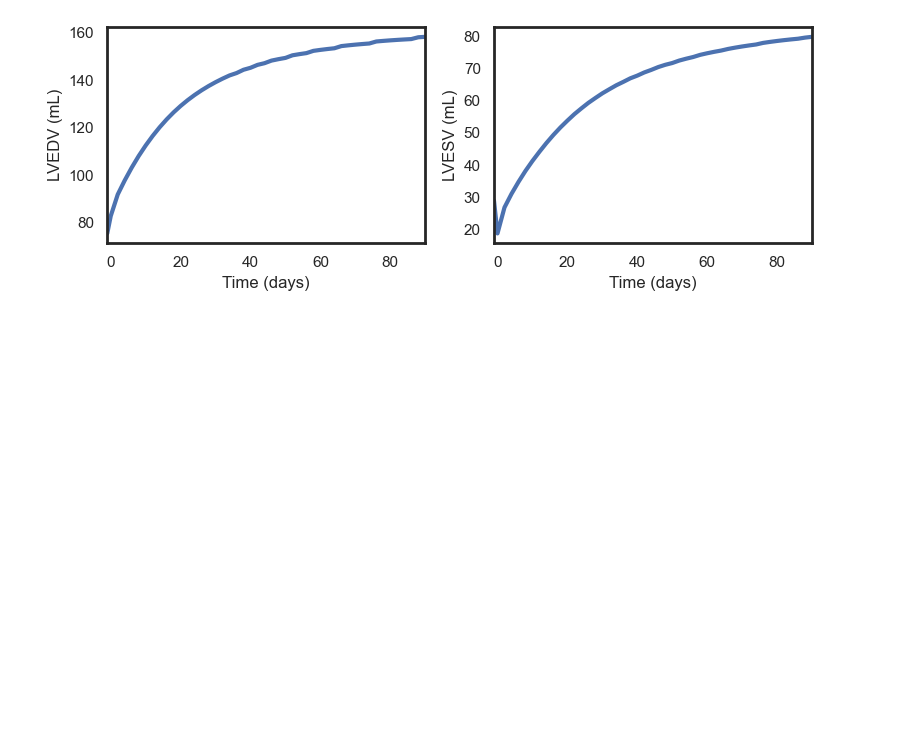
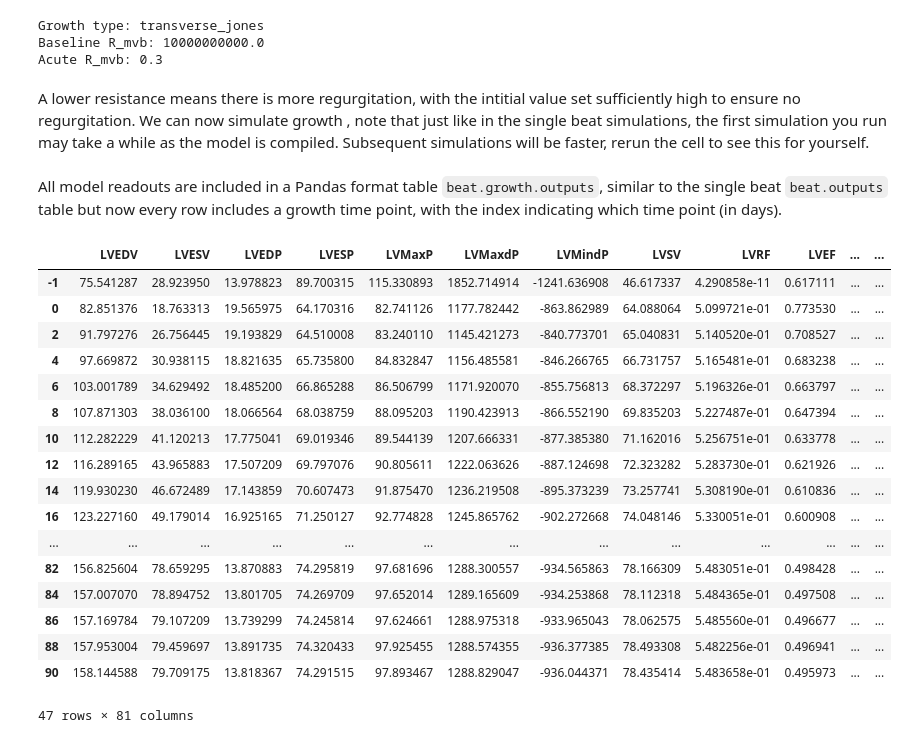
Before and after one commit to BeatLabUCI/monarch, a Jupyter notebook: examples/growth.ipynb, the cells around one changed output. Cells and saved outputs as stored; diff of their text form; code cells hidden in the pictures; blank space fills up the shorter version.

```diff
--- a/examples/growth.ipynb
+++ b/examples/growth.ipynb
@@ -9 +38,19 @@ import numpy as np
+# %%
+from monarch.egg import Monarch
+import pathlib
+
+# Initialize model
+input_dir = pathlib.Path.cwd() / "input_files"
+input_canine = input_dir / "canine_vo"
+beats = Monarch(input_canine)
+
+print("Growth type: " + beats.growth.type)
+print("Baseline R_mvb: " + str(beats.growth.rmvb[0]))
+print("Acute R_mvb: " + str(beats.growth.rmvb[1]))
+# %% [output]
+Growth type: transverse_jones
+Baseline R_mvb: 10000000000.0
+Acute R_mvb: 0.3
+# %% [markdown]
+A lower resistance means there is more regurgitation, with the intitial value set sufficiently high to ensure no regurgitation. We can now simulate growth , note that just like in the single beat simulations, the first simulation you run may take a while as the model is compiled. Subsequent simulations will be faster, rerun the cell to see this for yourself.
 # %%
@@ -16,8 +57,25 @@ beats = Monarch(input_file)
 # Simulate growth
 beats.let_it_grow()
+# %% [markdown]
+All model readouts are included in a Pandas format table `beat.growth.outputs`, similar to the single beat `beat.outputs` table but now every row includes a growth time point, with the index indicating which time point (in days).
 # %%
-from monarch import metamophoses as meta
-
-meta.plot_growth(beats, ["LVEDV", "LVESV"], ["mL", "mL"])
+beats.growth.outputs
 # %% [output]
-[figure, removed]
+|  | LVEDV | LVESV | LVEDP | LVESP | LVMaxP | LVMaxdP | LVMindP | LVSV | LVRF | LVEF | ... | ... |
+| -1 | 75.541287 | 28.923950 | 13.978823 | 89.700315 | 115.330893 | 1852.714914 | -1241.636908 | 46.617337 | 4.290858e-11 | 0.617111 | ... | ... |
+| 0 | 82.851376 | 18.763313 | 19.565975 | 64.170316 | 82.741126 | 1177.782442 | -863.862989 | 64.088064 | 5.099721e-01 | 0.773530 | ... | ... |
+| 2 | 91.797276 | 26.756445 | 19.193829 | 64.510008 | 83.240110 | 1145.421273 | -840.773701 | 65.040831 | 5.140520e-01 | 0.708527 | ... | ... |
+| 4 | 97.669872 | 30.938115 | 18.821635 | 65.735800 | 84.832847 | 1156.485581 | -846.266765 | 66.731757 | 5.165481e-01 | 0.683238 | ... | ... |
+| 6 | 103.001789 | 34.629492 | 18.485200 | 66.865288 | 86.506799 | 1171.920070 | -855.756813 | 68.372297 | 5.196326e-01 | 0.663797 | ... | ... |
+| 8 | 107.871303 | 38.036100 | 18.066564 | 68.038759 | 88.095203 | 1190.423913 | -866.552190 | 69.835203 | 5.227487e-01 | 0.647394 | ... | ... |
+| 10 | 112.282229 | 41.120213 | 17.775041 | 69.019346 | 89.544139 | 1207.666331 | -877.385380 | 71.162016 | 5.256751e-01 | 0.633778 | ... | ... |
+| 12 | 116.289165 | 43.965883 | 17.507209 | 69.797076 | 90.805611 | 1222.063626 | -887.124698 | 72.323282 | 5.283730e-01 | 0.621926 | ... | ... |
+| 14 | 119.930230 | 46.672489 | 17.143859 | 70.607473 | 91.875470 | 1236.219508 | -895.373239 | 73.257741 | 5.308190e-01 | 0.610836 | ... | ... |
+| 16 | 123.227160 | 49.179014 | 16.925165 | 71.250127 | 92.774828 | 1245.865762 | -902.272668 | 74.048146 | 5.330051e-01 | 0.600908 | ... | ... |
+| ... | ... | ... | ... | ... | ... | ... | ... | ... | ... | ... | ... | ... |
+| 82 | 156.825604 | 78.659295 | 13.870883 | 74.295819 | 97.681696 | 1288.300557 | -934.565863 | 78.166309 | 5.483051e-01 | 0.498428 | ... | ... |
+| 84 | 157.007070 | 78.894752 | 13.801705 | 74.269709 | 97.652014 | 1289.165609 | -934.253868 | 78.112318 | 5.484365e-01 | 0.497508 | ... | ... |
+| 86 | 157.169784 | 79.107209 | 13.739299 | 74.245814 | 97.624661 | 1288.975318 | -933.965043 | 78.062575 | 5.485560e-01 | 0.496677 | ... | ... |
+| 88 | 157.953004 | 79.459697 | 13.891735 | 74.320433 | 97.925455 | 1288.574355 | -936.377385 | 78.493308 | 5.482256e-01 | 0.496941 | ... | ... |
+| 90 | 158.144588 | 79.709175 | 13.818367 | 74.291515 | 97.893467 | 1288.829047 | -936.044371 | 78.435414 | 5.483658e-01 | 0.495973 | ... | ... |
+47 rows × 81 columns
```
Also changed, not shown: parts of 18 cells of this notebook, 11 other files.
